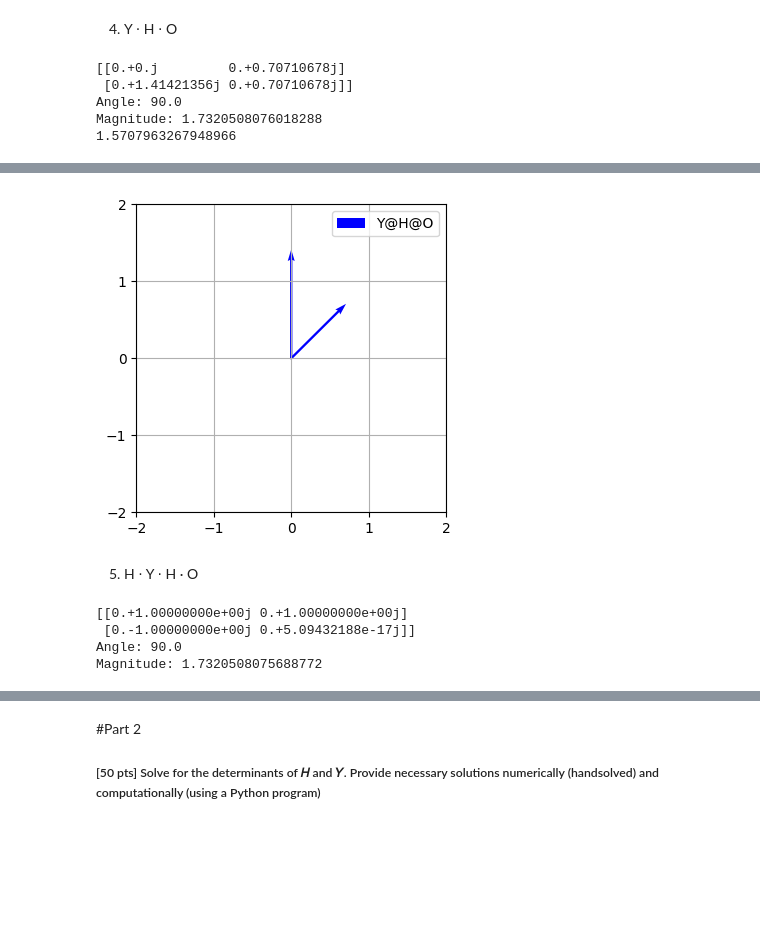
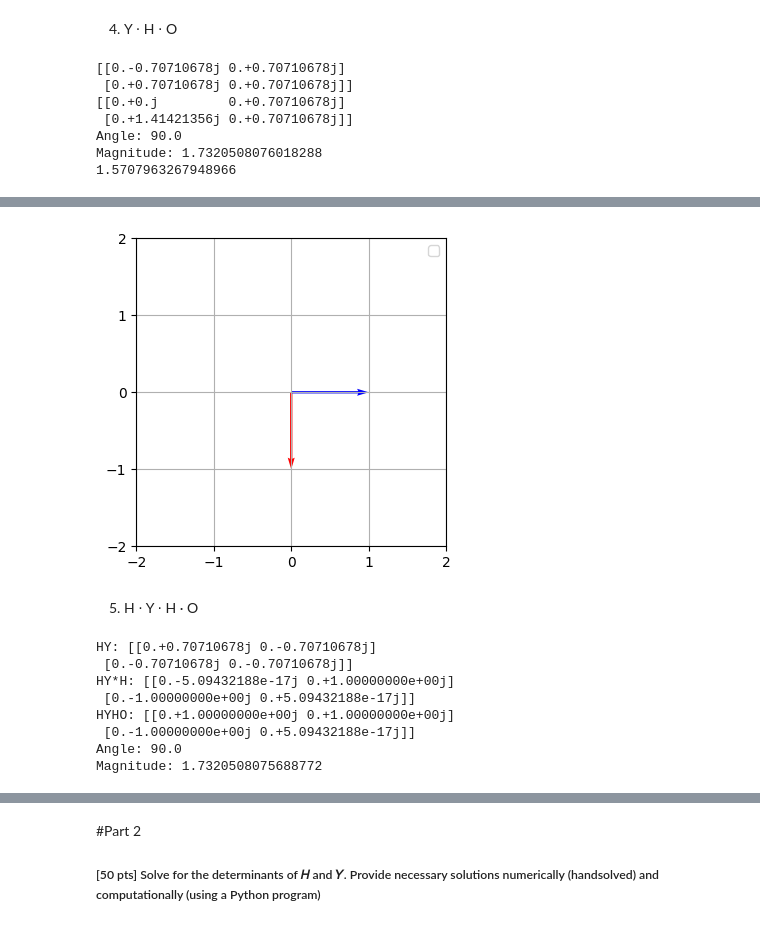
Before and after one commit to PvrpleJade/DSP-4-1-, a Jupyter notebook: DSP_Problem_Set_(Santos).ipynb, the cells around one changed output, grey strips where cells are left out. Saved outputs shown, nothing was run; the diff lists cells and outputs as text; code cells hidden in the pictures; blank space fills up the shorter version.

```diff
--- a/DSP_Problem_Set_(Santos).ipynb
+++ b/DSP_Problem_Set_(Santos).ipynb
@@ -57,10 +57,9 @@ def plot_quiv(x, t_mat=np.eye(2)):
     plt.xticks(np.arange((-size[0]), size[0] + 1, 1.0))
     plt.yticks(np.arange((-size[1]), size[1] + 1, 1.0))
 
-    plt.quiver([0, 0], [0, 0], x_prime.real[0, :], x_prime.real[1, :],
-               angles='xy', scale_units='xy', scale=1, color='red', label="Real")
+
     plt.quiver([0, 0], [0, 0], x_prime.imag[0, :], x_prime.imag[1, :],
-               angles='xy', scale_units='xy', scale=1, color='blue', label="Imaginary")
+               angles='xy', scale_units='xy', scale=1, color=['red','blue'] )
 
     plt.legend()
     plt.grid()
@@ -116,7 +116,7 @@ def plot_quiv(x, t_mat=np.eye(2)):
 
 
     plt.quiver([0, 0], [0, 0], x_prime.imag[0, :], x_prime.imag[1, :],
-               angles='xy', scale_units='xy', scale=1, color='blue', label='Y@H')
+               angles='xy', scale_units='xy', scale=1, color=['red','blue'])
 
     plt.legend()
     plt.grid()
@@ -166,7 +167,7 @@ def plot_quiv(x, t_mat=np.eye(2)):
 
     plt.quiver([0,0],[0,0], x_prime[0,:], x_prime[1,:],
                angles='xy', scale_units='xy',scale=1,
-               color=['red','blue'],label = "H@H")
+               color=['red','blue'])
 
     plt.legend()
     plt.grid()
@@ -190,11 +192,14 @@ YHO = np.array([[0.+0.j,         0.+0.70710678j],
 mag = np.linalg.norm(D1)
 angle = np.angle(np.sum(YHO))
 rad = np.rad2deg(angle)
+print(D)
 print (D1)
 print("Angle:",rad)
 print("Magnitude:",mag)
 print(angle)
 # %% [output]
+[[0.-0.70710678j 0.+0.70710678j]
+ [0.+0.70710678j 0.+0.70710678j]]
 [[0.+0.j         0.+0.70710678j]
  [0.+1.41421356j 0.+0.70710678j]]
 Angle: 90.0
@@ -216,7 +221,7 @@ def plot_quiv(x, t_mat=np.eye(2)):
 
 
     plt.quiver([0, 0], [0, 0], x_prime.imag[0, :], x_prime.imag[1, :],
-               angles='xy', scale_units='xy', scale=1, color='blue', label='Y@H@O')
+               angles='xy', scale_units='xy', scale=1, color=['red','blue'])
 
     plt.legend()
     plt.grid()
@@ -226,4 +232,4 @@ plot_quiv(D1)
-[figure, old version]
+[figure, new version]
 # %% [markdown]
 5. H ⋅ Y ⋅ H · O
 # %%
@@ -233,7 +239,7 @@ H = 0.7071067812 * np.array([[1, 1],
 Y = np.array([[0, -i],
                   [i, 0]])
 O = np.array ([[1,0],[1,1]])
-D = np.dot(Y,H)
+
 D = np.dot(H,Y)
 D1 = np.dot (D,H)
 D2 = np.dot(D1,O)
@@ -242,11 +248,17 @@ HYHO = np.array([[0.+1.00000000e+00j, 0.+1.00000000e+00j],
 mag = np.linalg.norm(HYHO)
 angle = np.angle(np.sum(HYHO))
 rad = np.rad2deg(angle)
-print (D2)
+print("HY:",D)
+print("HY*H:",D1)
+print ("HYHO:",D2)
 print("Angle:",rad)
 print("Magnitude:",mag)
 # %% [output]
-[[0.+1.00000000e+00j 0.+1.00000000e+00j]
+HY: [[0.+0.70710678j 0.-0.70710678j]
+ [0.-0.70710678j 0.-0.70710678j]]
+HY*H: [[0.-5.09432188e-17j 0.+1.00000000e+00j]
+ [0.-1.00000000e+00j 0.+5.09432188e-17j]]
+HYHO: [[0.+1.00000000e+00j 0.+1.00000000e+00j]
  [0.-1.00000000e+00j 0.+5.09432188e-17j]]
 Angle: 90.0
 Magnitude: 1.7320508075688772
```
Also changed, not shown: parts of 7 cells of this notebook.
